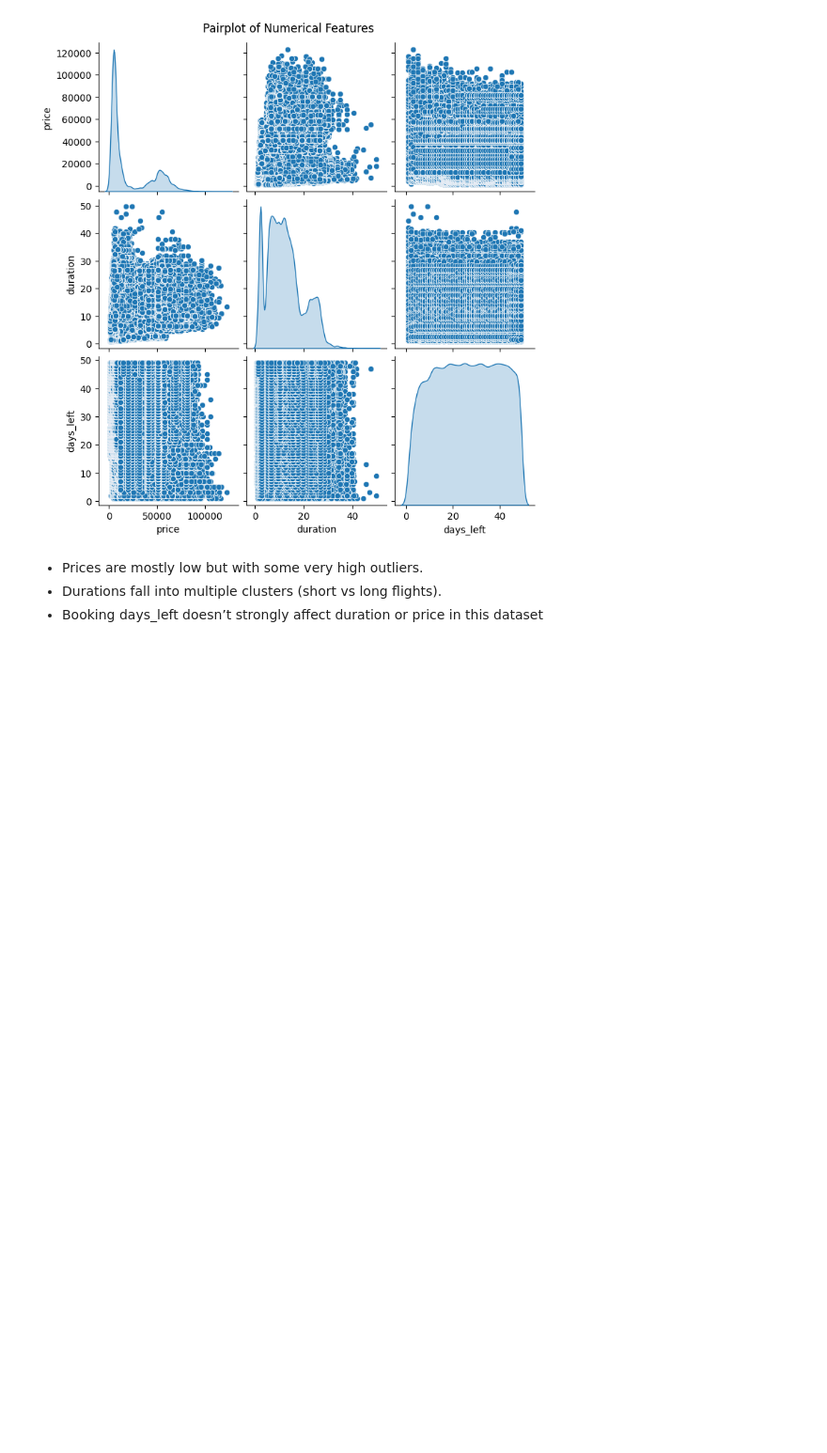
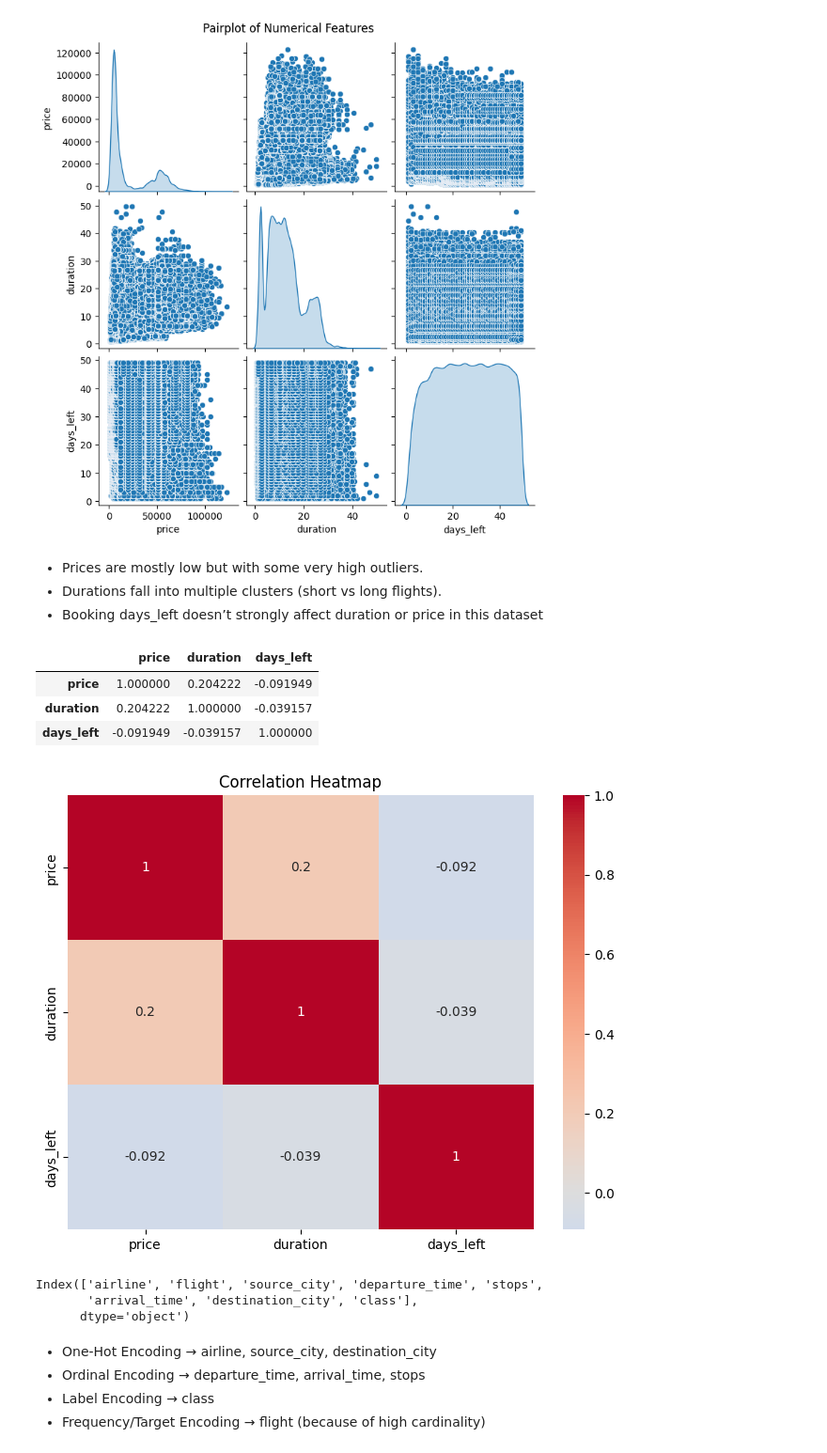
Before and after one commit to dinislamweb/flight_price_prediction, a Jupyter notebook: flight_price_prediction.ipynb, the cells around one changed output. Shown at 94% size. Cells and saved outputs as stored; diff of their text form; code cells hidden in the pictures; blank space fills up the shorter version.

Commit message:
correlation heatmap for numerical cols and select which encoding will applied for which columns

```diff
--- a/flight_price_prediction.ipynb
+++ b/flight_price_prediction.ipynb
@@ -629,3 +629,32 @@ plt.show()
 - Prices are mostly low but with some very high outliers.
 - Durations fall into multiple clusters (short vs long flights).
 - Booking days_left doesn’t strongly affect duration or price in this dataset
+# %%
+# Correlation
+correlation_matrix = df[['price', 'duration', 'days_left']].corr()
+correlation_matrix
+# %% [output]
+|  | price | duration | days_left |
+| price | 1.000000 | 0.204222 | -0.091949 |
+| duration | 0.204222 | 1.000000 | -0.039157 |
+| days_left | -0.091949 | -0.039157 | 1.000000 |
+# %%
+#corrlation heatmap
+
+plt.figure(figsize=(8,6))
+sns.heatmap(correlation_matrix, annot=True, cmap='coolwarm', center=0)
+plt.title('Correlation Heatmap')
+plt.show()
+# %% [output]
+[figure, added]
+# %%
+categorical_col.columns
+# %% [output]
+Index(['airline', 'flight', 'source_city', 'departure_time', 'stops',
+       'arrival_time', 'destination_city', 'class'],
+      dtype='object')
+# %% [markdown]
+- One-Hot Encoding → airline, source_city, destination_city
+- Ordinal Encoding → departure_time, arrival_time, stops
+- Label Encoding → class
+- Frequency/Target Encoding → flight (because of high cardinality)
```
